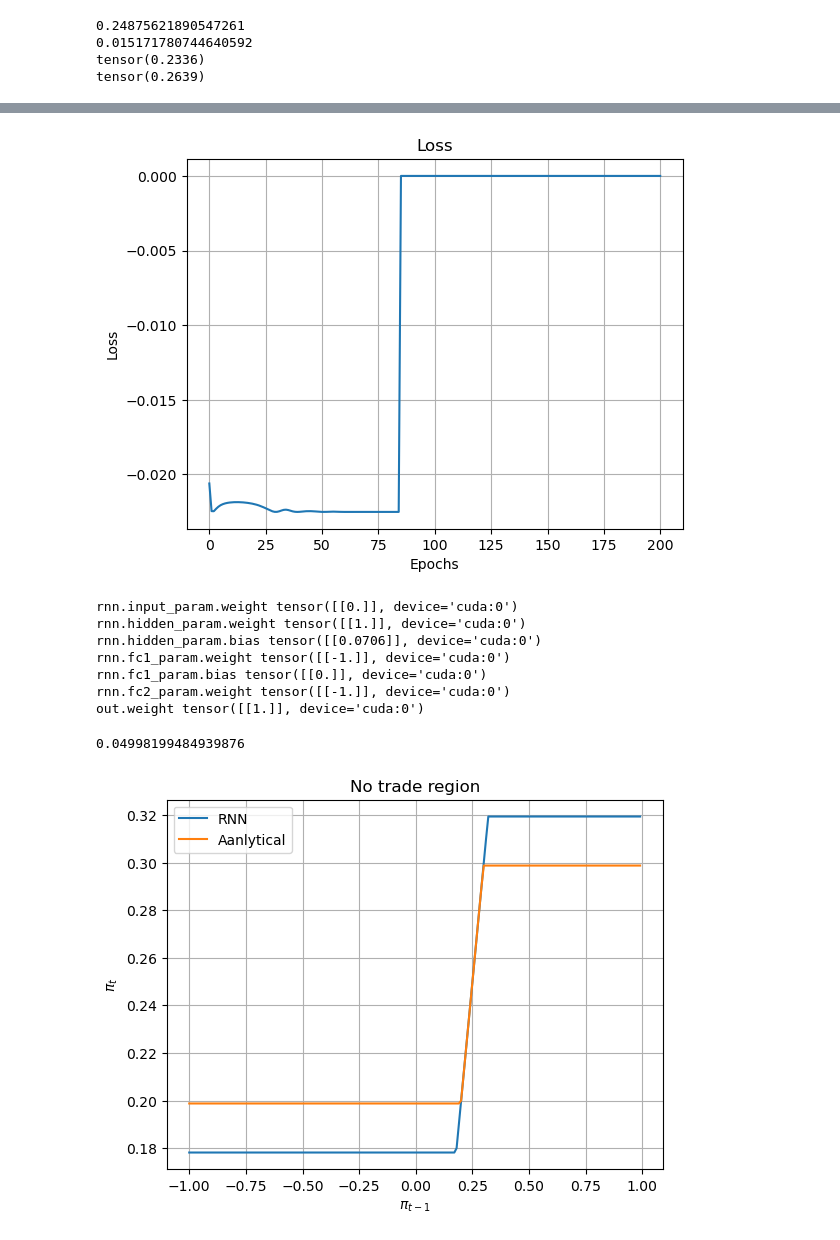
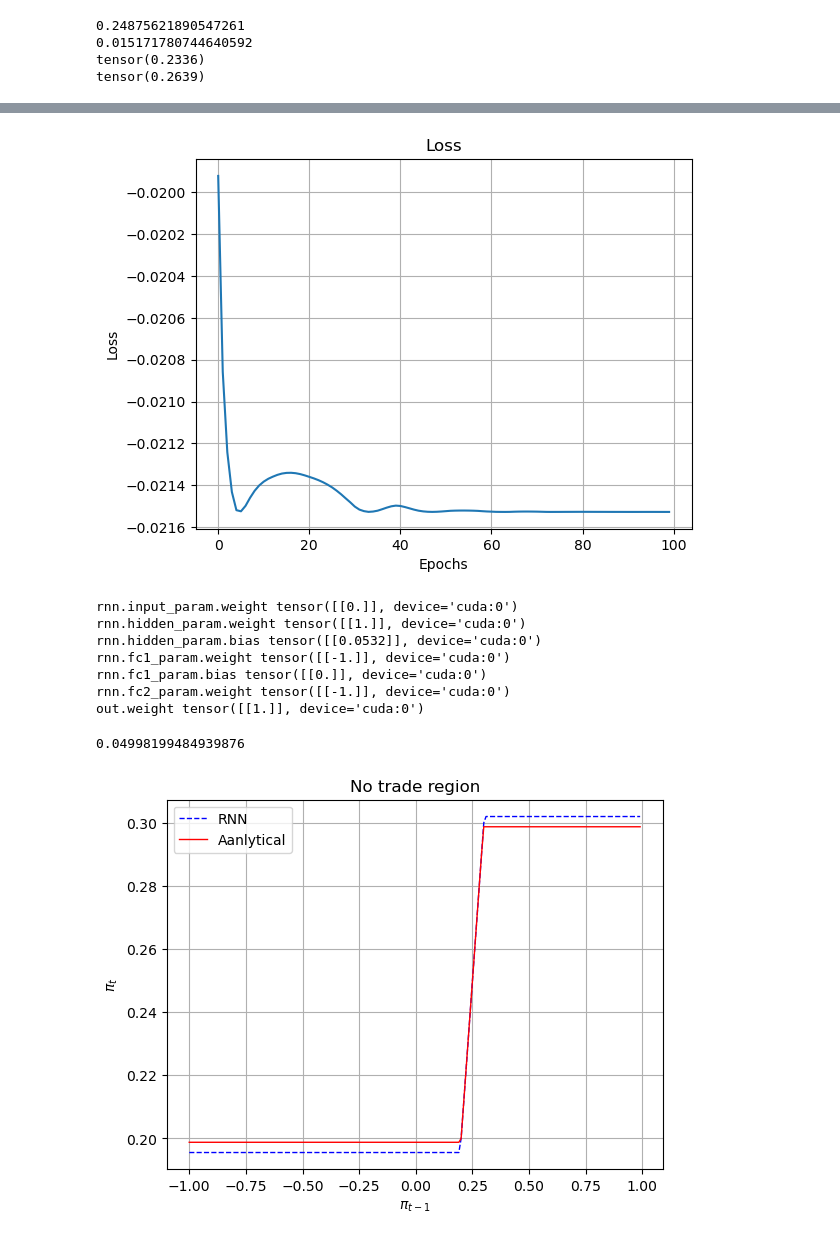
Before and after one commit to jsxzliran/TransactionCost, a Jupyter notebook: OneStockTradingCost-1parameter.ipynb, the cells around one changed output, grey strips where cells are left out. Drawn from its saved outputs; the diff is of its cells as text; code cells hidden in the pictures.

```diff
--- a/OneStockTradingCost-1parameter.ipynb
+++ b/OneStockTradingCost-1parameter.ipynb
@@ -12,8 +12,8 @@ import UtilityLoss
 device = torch.device("cuda:0" if torch.cuda.is_available() else "cpu")
 # %%
 # initialize seed, mu, sigma, S0, paths, steps, T and other data
-seed = 33
-npaths = 150000
+seed = 66
+npaths = 10000
 seq_length = 120
 T=10
 s0=5
@@ -21,8 +21,8 @@ mu = 0.02
 sigma = 0.2
 trading_cost= 0.01
 gamma = 2.01
-n_epochs = 200
-learning_rate = 0.02
+n_epochs = 100
+learning_rate = 0.01
 # %%
 # Define the Markowitz_optimal strategy
 Markowitz_opt = mu/(sigma*sigma*gamma)
@@ -249,7 +249,7 @@ ax.grid()
 fig.savefig("loss_one.png")
 plt.show()
 # %% [output]
-[figure, old version]
+[figure, new version]
 # %%
 # have a look at learned parameters
 for name, param in model.named_parameters():
@@ -257,7 +257,7 @@ for name, param in model.named_parameters():
 # %% [output]
 rnn.input_param.weight tensor([[0.]], device='cuda:0')
 rnn.hidden_param.weight tensor([[1.]], device='cuda:0')
-rnn.hidden_param.bias tensor([[0.0706]], device='cuda:0')
+rnn.hidden_param.bias tensor([[0.0532]], device='cuda:0')
 rnn.fc1_param.weight tensor([[-1.]], device='cuda:0')
 rnn.fc1_param.bias tensor([[0.]], device='cuda:0')
 rnn.fc2_param.weight tensor([[-1.]], device='cuda:0')
@@ -265,27 +265,27 @@ out.weight tensor([[1.]], device='cuda:0')
 # %%
 # Data for plotting
 lowerbound = -1
 upperbound = 1
 optimal_input = Markowitz_opt
 t = torch.tensor(np.arange(lowerbound, upperbound, 0.01)).to(device)
 s = model.rnn.fc2_param.weight*F.relu(model.rnn.fc1_param.weight*F.relu(optimal_input*model.rnn.input_param.weight+model.rnn.hidden_param.weight*t-Markowitz_opt+model.rnn.hidden_param.bias)+2*model.rnn.hidden_param.bias)+Markowitz_opt+model.rnn.hidden_param.bias
 delta_real = np.power(3/(4*gamma)*np.power(Markowitz_opt,2)*np.power(1-Markowitz_opt,2)*trading_cost,1/3)+((5-2*gamma)/(10*gamma)*Markowitz_opt*(Markowitz_opt)-3/(20*gamma))*trading_cost
 s2 = model.rnn.fc2_param.weight*F.relu(model.rnn.fc1_param.weight*F.relu(optimal_input*model.rnn.input_param.weight+model.rnn.hidden_param.weight*t-(Markowitz_opt-delta_real))+2*delta_real)+Markowitz_opt+delta_real
 s3 = model.rnn.fc2_param.weight*F.relu(model.rnn.fc1_param.weight*F.relu(optimal_input*model.rnn.input_param.weight+model.rnn.hidden_param.weight*t-(Markowitz_opt-delta))+2*delta)+Markowitz_opt+delta
 print(delta_real)
 
 fig, ax = plt.subplots()
-ax.plot(t.cpu().detach(), s.cpu().view(-1).detach(), label='RNN')
-ax.plot(t.cpu().detach(), s2.cpu().view(-1).detach(), label='Aanlytical')
+ax.plot(t.cpu().detach(), s.cpu().view(-1).detach(), label='RNN', color = 'blue', linestyle= '--', linewidth = 1)
+ax.plot(t.cpu().detach(), s2.cpu().view(-1).detach(), label='Aanlytical', color = 'red', linewidth = 1)
 #ax.plot(t.cpu().detach(), s3.cpu().view(-1).detach())
 ax.legend()
 
 ax.set(xlabel=r'$\pi_{t-1}$', ylabel=r'$\pi_t$',
        title='No trade region')
 ax.grid()
 
 fig.savefig("result_one.png")
 plt.show()
 # %% [output]
 0.04998199484939876
-[figure, old version]
+[figure, new version]
```
Also changed, not shown: parts of 3 cells of this notebook, 1 other file.
